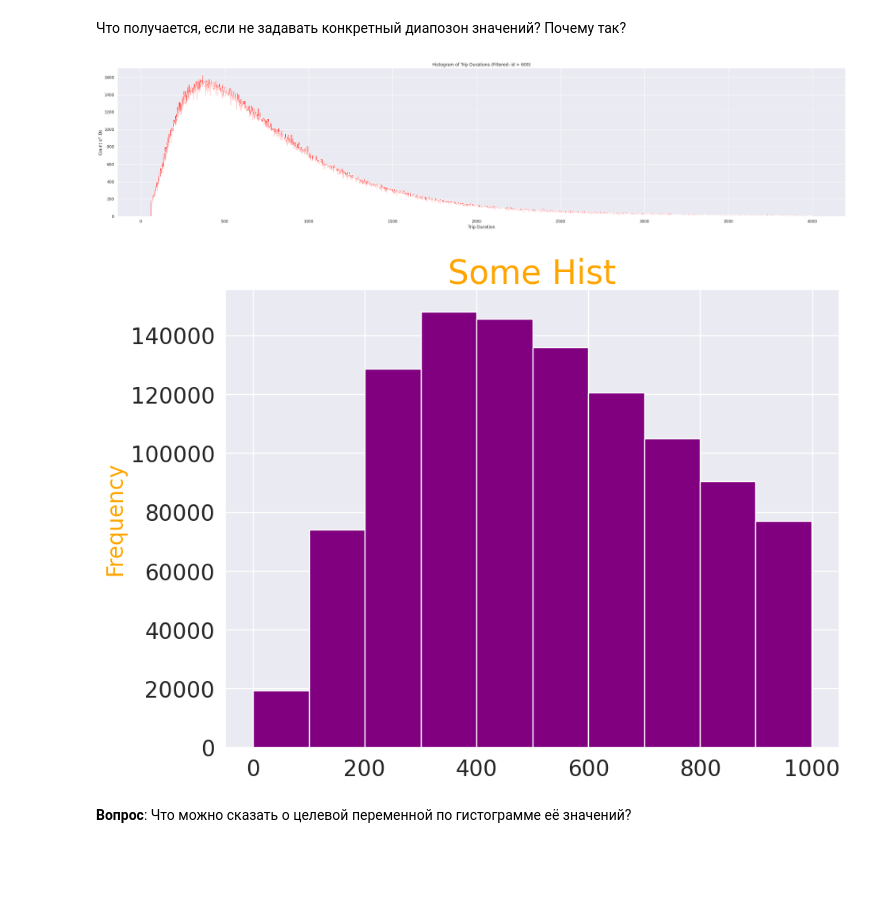
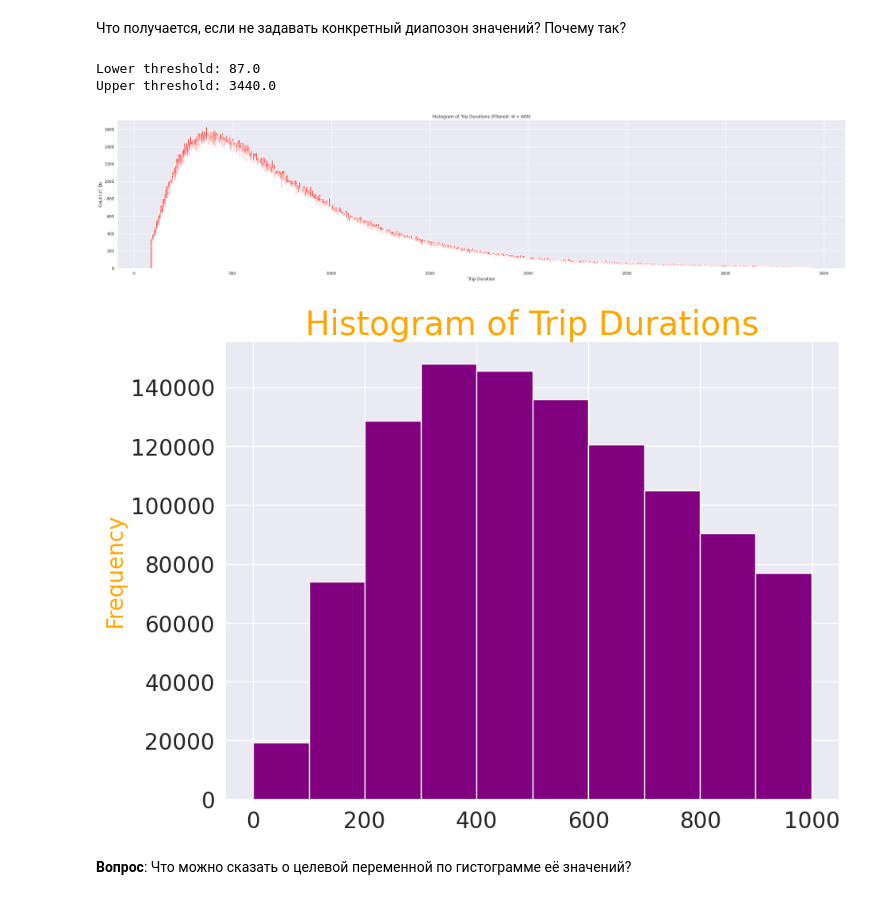
Before and after one commit to ElizabethCherrie/Analysis, a Jupyter notebook: Data_Analisys_Project_2023.ipynb, the cells around one changed output. Saved outputs shown, nothing was run; the diff lists cells and outputs as text; code cells hidden in the pictures; blank space fills up the shorter version.

```diff
--- a/Data_Analisys_Project_2023.ipynb
+++ b/Data_Analisys_Project_2023.ipynb
@@ -95,29 +95,37 @@ dtype: object
 В колонке `trip_duration` записана длина поезки в секундах. Давайте посмотрим на её распределение. Для этого нарисуйте его гистограмму:
 # %% [markdown]
 Что получается, если не задавать конкретный диапозон значений? Почему так?
+# %%
+lower = df['trip_duration'].quantile(0.01)
+upper = df['trip_duration'].quantile(0.99)
+print("Lower threshold:", lower)
+print("Upper threshold:", upper)
+df_filtered = df[(df['trip_duration'] >= lower) & (df['trip_duration'] <= upper)].copy()
+# %% [output]
+Lower threshold: 87.0
+Upper threshold: 3440.0
 # %%
-group = df[['id', 'trip_duration']].groupby('trip_duration', as_index=False).count().sort_values(by='trip_duration', ascending= False)
-group = group[(group['trip_duration'] > 60) & (group['trip_duration'] < 4000)]
+group = df_filtered[['id', 'trip_duration']].groupby('trip_duration', as_index=False).count().sort_values(by='trip_duration', ascending= False)
 plt.figure(figsize=(30, 7))
 plt.bar(group['trip_duration'], group['id'], color='red', width = 5)
 plt.xlabel('Trip Duration')
 plt.ylabel('Count of IDs')
 plt.title('Histogram of Trip Durations (Filtered: id > 600)')
 plt.tight_layout()
 plt.show()
 
 #╰( ͡° ͜ʖ ͡° )つ──☆*:・ﾟ
 # %% [output]
-[figure, old version]
+[figure, new version]
 # %%
 plt.figure(figsize = (10, 7.5))
 plt.ylabel('ylabel', fontsize=20, color = "orange")
-plt.title("Some Hist", fontsize=30, color = "orange")
+plt.title("Histogram of Trip Durations", fontsize=30, color = "orange")
 plt.yticks(rotation=0)
 df[df["trip_duration"] < 1000]["trip_duration"].plot(kind = "hist", fontsize = 20, rot = 0, color = "purple")
 plt.show()
 # %% [output]
-[figure, old version]
+[figure, new version]
 # %% [markdown]
 **Вопрос**: Что можно сказать о целевой переменной по гистограмме её значений?
 # %% [markdown]
```
Also changed, not shown: parts of 37 cells of this notebook.
